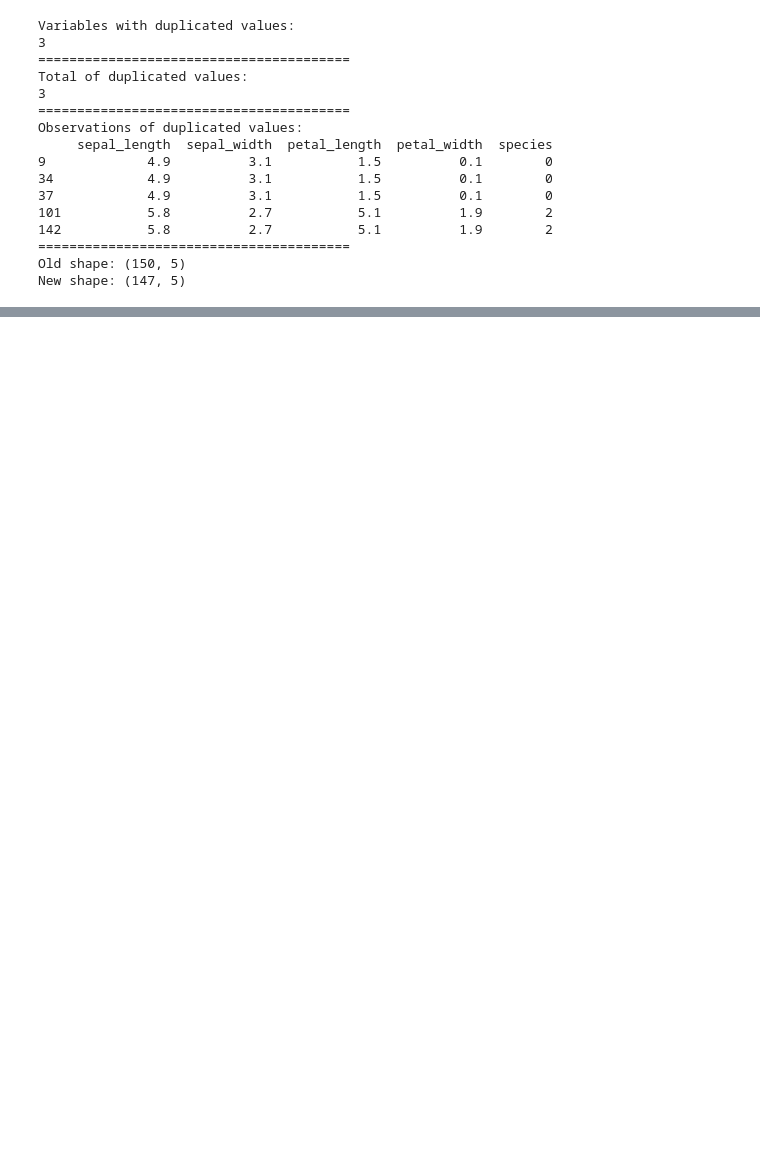
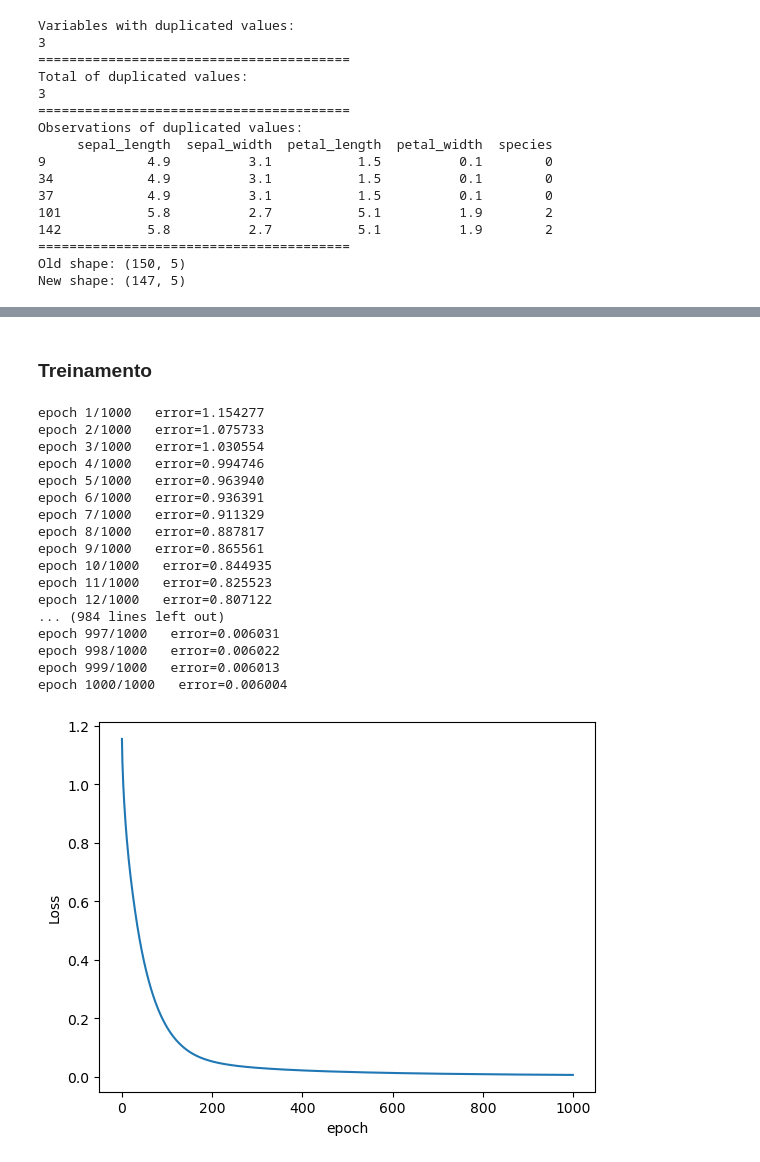
Before and after one commit to gabrieldadcarvalho/IF867_deep_learning_introduction, a Jupyter notebook: exercise_list/01/ListaPratica01_IF867.ipynb, the cells around one changed output, grey strips where cells are left out. Cells and saved outputs as stored; diff of their text form; code cells hidden in the pictures; blank space fills up the shorter version.

```diff
--- a/exercise_list/01/ListaPratica01_IF867.ipynb
+++ b/exercise_list/01/ListaPratica01_IF867.ipynb
@@ -267,0 +271,2 @@ Vale ressaltar que o objetivo desta atividade é desenvolver um algoritmo de MPL
+# %%
+insurence = drop_duplicates(insurence)
@@ -267,0 +291,4 @@ Vale ressaltar que o objetivo desta atividade é desenvolver um algoritmo de MPL
+# %%
+X_train_insurance, X_test_insurance, Y_train_insurance, Y_test_insurance = split(
+    insurence.drop("charges", axis=1).values, insurence["charges"].values, 0.8, 42
+)
@@ -268,2 +301,14 @@ Vale ressaltar que o objetivo desta atividade é desenvolver um algoritmo de MPL
+# %%
+X_mean_insurance = np.mean(X_train_insurance, axis=0)
+X_std_insurance = np.std(X_train_insurance, axis=0)
+
+Y_mean_insurance = np.mean(Y_train_insurance)
+Y_std_insurance = np.std(Y_train_insurance)
+
+X_train_insurance = (X_train_insurance - X_mean_insurance) / X_std_insurance
+Y_train_insurance = (Y_train_insurance - Y_mean_insurance) / Y_std_insurance
+
+X_test_insurance = (X_test_insurance - X_mean_insurance) / X_std_insurance
+Y_test_insurance = (Y_test_insurance - Y_mean_insurance) / Y_std_insurance
 # %% [markdown]
 ## Iris
@@ -326,0 +697,13 @@ No banco de dados Iris, nenhum dado ausente foi identificado nas variáveis. Foi
+# %%
+net_insurance_1 = Network()
+net_insurance_1.add(FCLayer(X_train_insurance.shape[1], 128))  # Increased neurons
+net_insurance_1.add(ActivationLayer(relu, d_relu))  # changed to relu activation
+net_insurance_1.add(FCLayer(128, 256))  # Added a layer
+net_insurance_1.add(ActivationLayer(relu, d_relu))  # changed to relu activation
+net_insurance_1.add(FCLayer(256, 800))
+net_insurance_1.add(ActivationLayer(relu, d_relu))  # Changed to relu activation
+net_insurance_1.add(FCLayer(800, 256))
+net_insurance_1.add(ActivationLayer(relu, d_relu))
+net_insurance_1.add(FCLayer(256, 1))
+net_insurance_1.add(ActivationLayer(linear, d_linear))
+net_insurance_1.loss_use(mse, d_mse)
@@ -326,0 +727,30 @@ No banco de dados Iris, nenhum dado ausente foi identificado nas variáveis. Foi
+# %% [markdown]
+### Treinamento
+# %%
+net_insurance_1.train(
+    X_train_insurance,
+    Y_train_insurance,
+    epoch=1000,
+    batch_size=32,
+    learning_rate=0.0001,
+    seed=42,
+)
+# %% [output]
+epoch 1/1000   error=1.154277
+epoch 2/1000   error=1.075733
+epoch 3/1000   error=1.030554
+epoch 4/1000   error=0.994746
+epoch 5/1000   error=0.963940
+epoch 6/1000   error=0.936391
+epoch 7/1000   error=0.911329
+epoch 8/1000   error=0.887817
+epoch 9/1000   error=0.865561
+epoch 10/1000   error=0.844935
+epoch 11/1000   error=0.825523
+epoch 12/1000   error=0.807122
+... (984 lines left out)
+epoch 997/1000   error=0.006031
+epoch 998/1000   error=0.006022
+epoch 999/1000   error=0.006013
+epoch 1000/1000   error=0.006004
+[figure, added]
```
Also changed, not shown: parts of 92 cells of this notebook, 17 other files.
